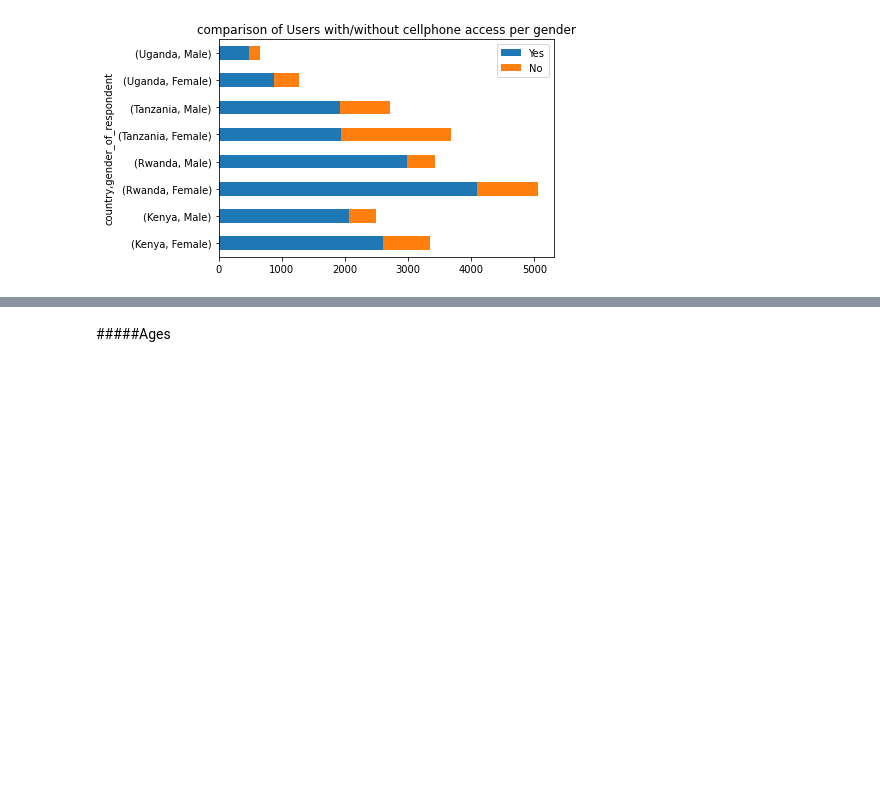
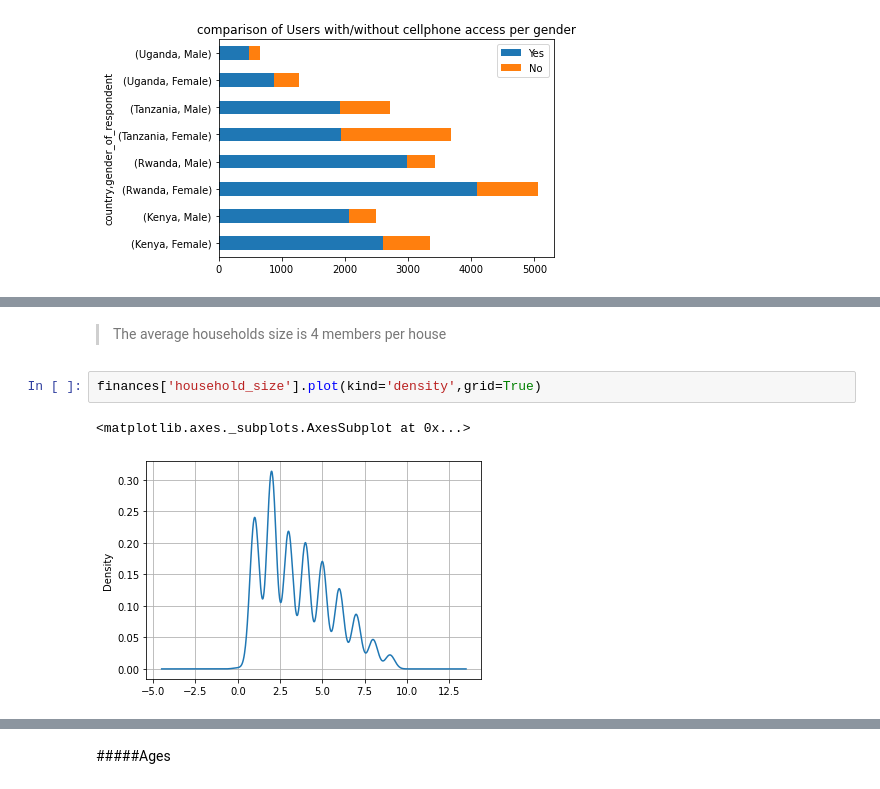
Before and after one commit to draglar/Financial-Inclusion, a Jupyter notebook: Ian_Dsc_Core_IP_week_2.ipynb, the cells around one changed output, grey strips where cells are left out. Drawn from its saved outputs; the diff is of its cells as text; blank space fills up the shorter version.

```diff
--- a/Ian_Dsc_Core_IP_week_2.ipynb
+++ b/Ian_Dsc_Core_IP_week_2.ipynb
@@ -430,0 +454,7 @@ y_cell.plot(kind='barh',title=title,stacked=True,rot=0,ylabel='Population')
+# %% [markdown]
+> The average households size is 4 members per house
+# %%
+finances['household_size'].plot(kind='density',grid=True)
+# %% [output]
+<matplotlib.axes._subplots.AxesSubplot at 0x...>
+[figure, added]
```
Also changed, not shown: parts of 8 cells of this notebook.
